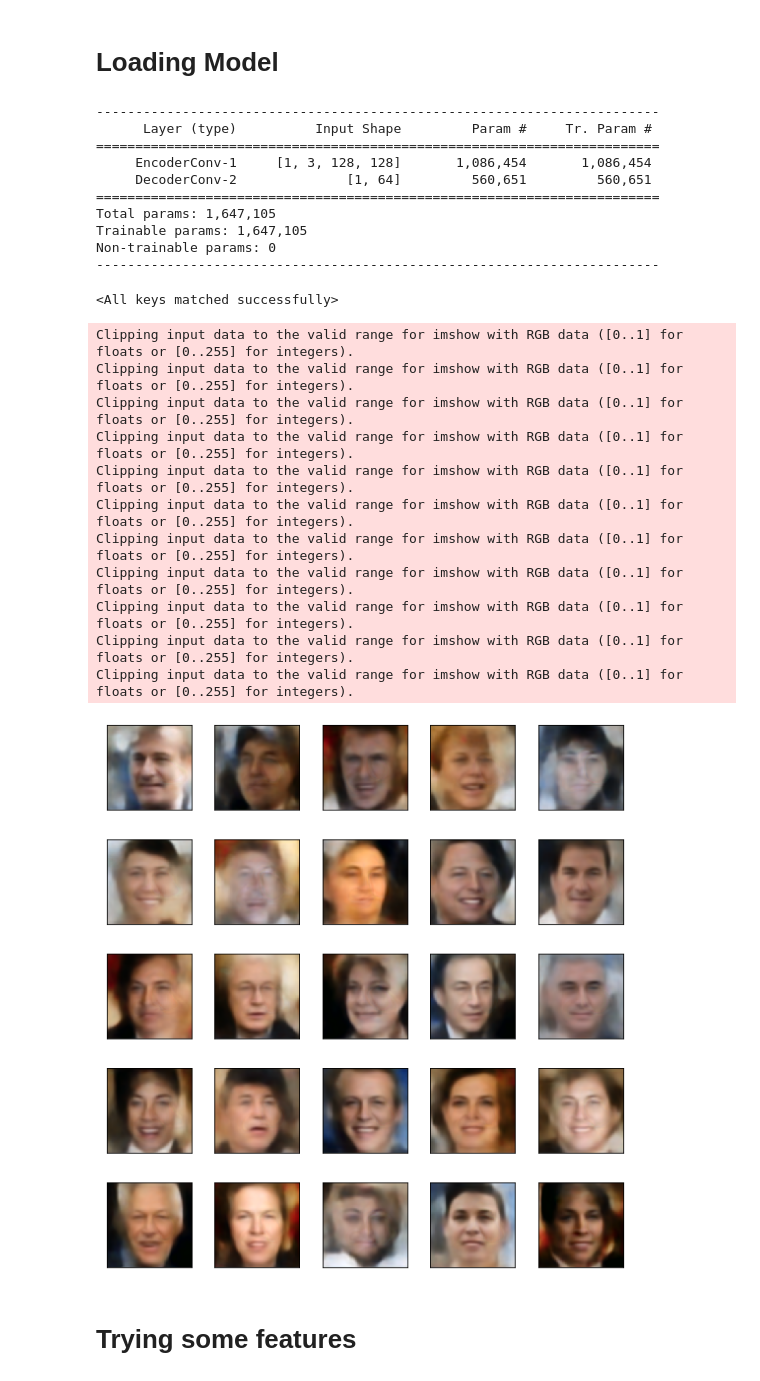
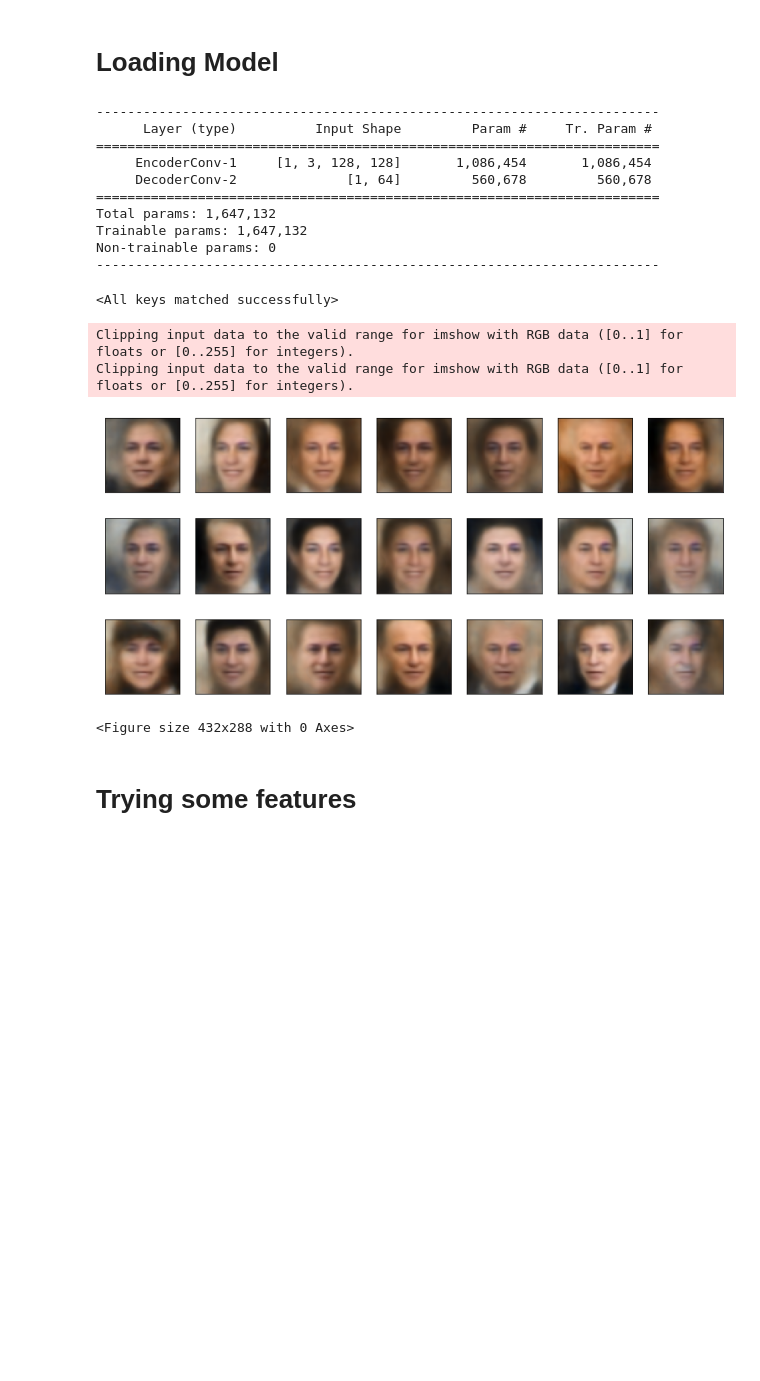
Before and after one commit to aliicee3/LOGML2021-Learning-Latent-Geometries, a Jupyter notebook: ConvVAE/ConvVAE.ipynb, the cells around one changed output. Cells and saved outputs as stored; diff of their text form; code cells hidden in the pictures; blank space fills up the shorter version.

```diff
--- a/ConvVAE/ConvVAE.ipynb
+++ b/ConvVAE/ConvVAE.ipynb
@@ -97,41 +97,35 @@ model = VariationalAutoencoder(latents=LATENT_DIMS).to(device)
 
 print(summary(model, torch.zeros((1, *data.shape[1:])).to(device), show_input=True))
 
-model.load_state_dict(torch.load("weights/finalModel.pt"))
+model.load_state_dict(torch.load("weights/150_Model_b.pt"))
 # %% [output]
 ------------------------------------------------------------------------
       Layer (type)          Input Shape         Param #     Tr. Param #
 ========================================================================
      EncoderConv-1     [1, 3, 128, 128]       1,086,454       1,086,454
-     DecoderConv-2              [1, 64]         560,651         560,651
+     DecoderConv-2              [1, 64]         560,678         560,678
 ========================================================================
-Total params: 1,647,105
-Trainable params: 1,647,105
+Total params: 1,647,132
+Trainable params: 1,647,132
 Non-trainable params: 0
 ------------------------------------------------------------------------
 <All keys matched successfully>
 # %%
-z = np.random.randn(25, LATENT_DIMS)
+z = np.random.randn(21, LATENT_DIMS)
 
 with torch.no_grad():
     inputs = torch.FloatTensor(z)
     inputs = inputs.to(device)
     model.eval()
-    output = model.decoder(inputs)
-    plot_gallery(output.data.cpu().numpy(), n_row=5, n_col=5)
+    output = model.decoder(inputs)[0]
+    plot_gallery(output.cpu().numpy(), n_row=3, n_col=7)
+
+plt.savefig('examples_lfw.png', dpi=200)
 # %% [output]
 Clipping input data to the valid range for imshow with RGB data ([0..1] for floats or [0..255] for integers).
 Clipping input data to the valid range for imshow with RGB data ([0..1] for floats or [0..255] for integers).
-Clipping input data to the valid range for imshow with RGB data ([0..1] for floats or [0..255] for integers).
-Clipping input data to the valid range for imshow with RGB data ([0..1] for floats or [0..255] for integers).
-Clipping input data to the valid range for imshow with RGB data ([0..1] for floats or [0..255] for integers).
-Clipping input data to the valid range for imshow with RGB data ([0..1] for floats or [0..255] for integers).
-Clipping input data to the valid range for imshow with RGB data ([0..1] for floats or [0..255] for integers).
-Clipping input data to the valid range for imshow with RGB data ([0..1] for floats or [0..255] for integers).
-Clipping input data to the valid range for imshow with RGB data ([0..1] for floats or [0..255] for integers).
-Clipping input data to the valid range for imshow with RGB data ([0..1] for floats or [0..255] for integers).
-Clipping input data to the valid range for imshow with RGB data ([0..1] for floats or [0..255] for integers).
-[figure, old version]
+[figure, new version]
+<Figure size 432x288 with 0 Axes>
 # %% [markdown]
 # Trying some features
 # %%
```
Also changed, not shown: parts of 15 cells of this notebook, 4 other files.
